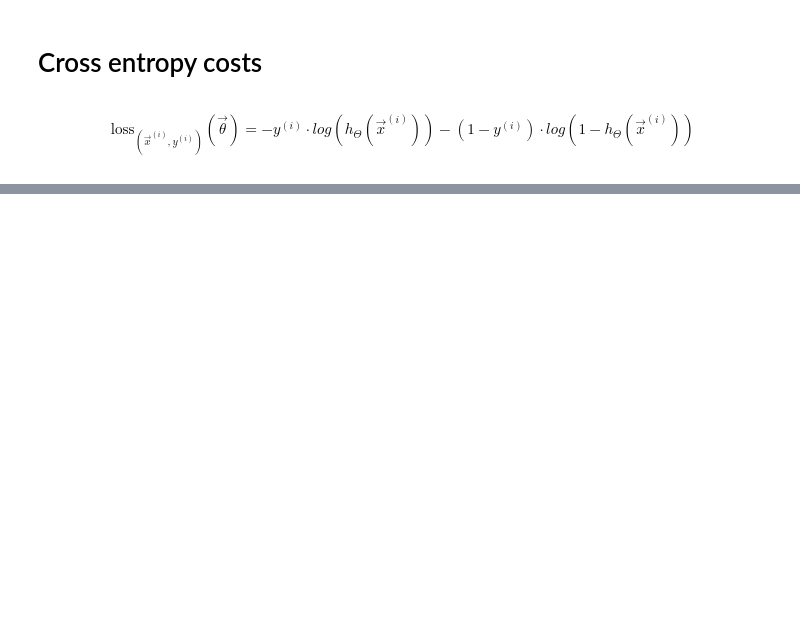
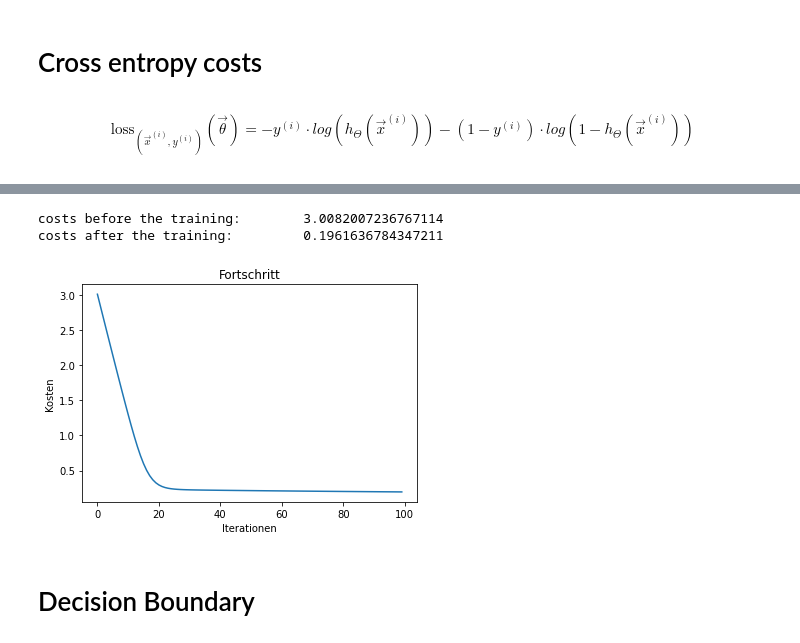
Before and after one commit to yachty66/Jupyter-Notebook-fun, a Jupyter notebook: ML1/Logistic_regression/exercise-logistic-regression-max.ipynb, the cells around one changed output, grey strips where cells are left out. Drawn from its saved outputs; the diff is of its cells as text; code cells hidden in the pictures; blank space fills up the shorter version.

```diff
--- a/ML1/Logistic_regression/exercise-logistic-regression-max.ipynb
+++ b/ML1/Logistic_regression/exercise-logistic-regression-max.ipynb
@@ -80,2 +75,6 @@ plt.show
 # %% [markdown]
 $\begin{align} h_\Theta(\vec x) = \sigma(\vec x'^T \cdot \vec \theta) \end{align}$ = hypothesis
+# %%
+def helper(x):
+    return (np.insert(x, 0, 1, axis=1))
+print(helper(X))
@@ -107,9 +126,14 @@ print(h(X))
     \text{loss}_{({\vec x}^{(i)}, y^{(i)})}(\vec \theta) = -y^{(i)} \cdot log(h_{\Theta} ({\vec x}^{(i)})) - (1-y^{(i)}) \cdot log(1-h_\Theta({\vec x}^{(i)}))
 \end{equation}
 # %%
+import math
 def cross_entropy_costs(h, X, y):
-    return lambda
-    ''' Implements cross-entropy as a function costs(theta) on given traning data
+
+    X = helper(X)
+
+    #return lambda theta: -y*np.log(h(theta)(helper(X))) - (1 - y) * np.log(1 - h(helper(X))(helper(X)))
+    return lambda theta: -y * np.log(h(theta)(X)) - (1 - y) * np.log(1 - h(theta)(X))
+    '''Implements cross-entropy as a function costs(theta) on given traning data
     Args:
         h: the hypothesis as function
         x: features as 2D array with shape (m_examples, n_features)
@@ -121,6 +145,6 @@ def cross_entropy_costs(h, X, y):
     raise NotImplementedError("You should implement this function")
 
 ### Uncomment to test your implementation
-#theta = np.array([1.,2.,3.])
-#costs = cross_entropy_costs(logistic_hypothesis, X, y)
-#print(costs(theta))
+theta = np.array([1.,2.,3.])
+costs = cross_entropy_costs(logistic_hypothesis, X, y)
+print(costs(theta))
@@ -130,0 +248,6 @@ print(len(y))
+# %%
+# TODO: Assign sensible values
+alpha = .1
+theta = np.array([2, 2, 2])
+num_iters = 100
+history_cost, history_theta = gradient_descent(X, y, theta, alpha, num_iters)
@@ -130,0 +272,23 @@ print(len(y))
+# %%
+def plot_progress(costs):
+    """ Plots the costs over the iterations
+
+    Args:
+        costs: history of costs
+    """
+    fig = plt.figure()
+    ax = fig.add_subplot(111)
+    ax.plot(np.array(range(len(costs))), costs)
+    ax.set_xlabel('Iterationen')
+    ax.set_ylabel('Kosten')
+    ax.set_title('Fortschritt')
+# %%
+plot_progress(history_cost)
+print("costs before the training:\t ", history_cost[0])
+print("costs after the training:\t ", history_cost[-1])
+# %% [output]
+costs before the training:        3.0082007236767114
+costs after the training:         0.1961636784347211
+[figure, added]
+# %% [markdown]
+# Decision Boundary
```
Also changed, not shown: parts of 20 cells of this notebook, 3 other files.
